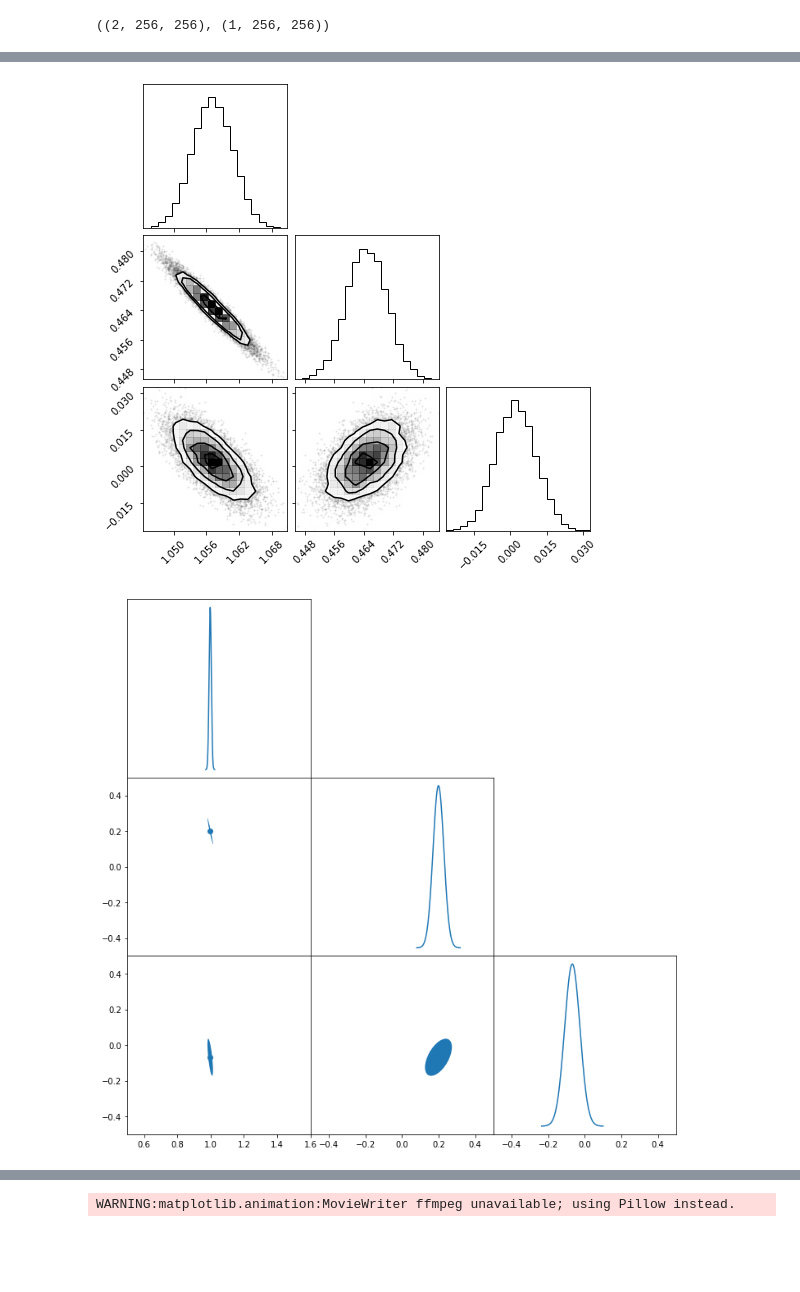
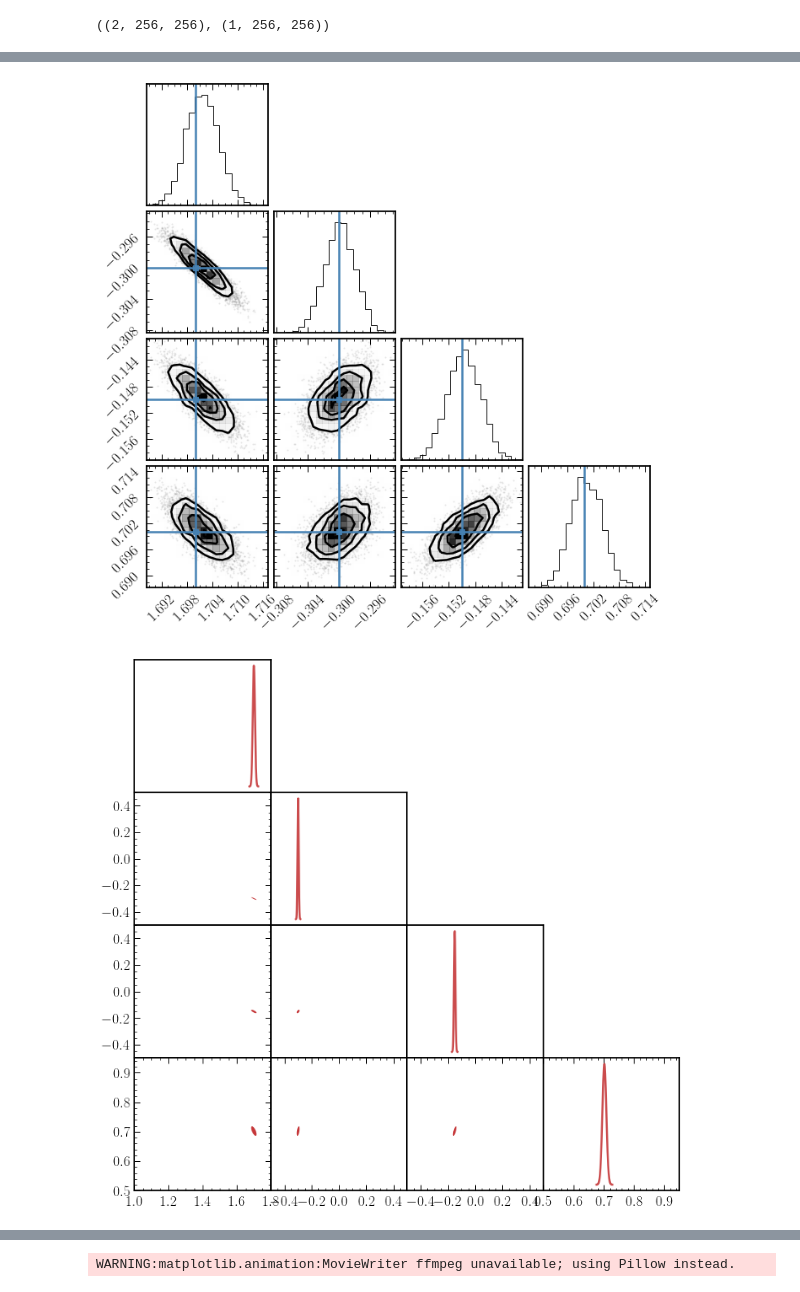
Before and after one commit to smsharma/lensing-neural-fields, a Jupyter notebook: notebooks/nerf_probabilistic_lens.ipynb, the cells around one changed output, grey strips where cells are left out. Cells and saved outputs as stored; diff of their text form; code cells hidden in the pictures; blank space fills up the shorter version.

```diff
--- a/notebooks/nerf_probabilistic_lens.ipynb
+++ b/notebooks/nerf_probabilistic_lens.ipynb
@@ -459,14 +398,14 @@ def train_step(state, batch, key, learning_rate_fn):
 
     return train_loss, train_psnr, new_state
 # %%
-learning_rate_init = 3e-4
-learning_rate_variational = 5e-4
+learning_rate_init = 1e-3
+# learning_rate_variational = 1e-3
 weight_decay = 1e-4
-momentum = 0.8
-optimizer_name = "adamw"
+momentum = 0.5
+optimizer_name = "adabelief"
 # %%
-train_epochs = 4000
-plot_every = 100
+train_epochs = 5000
+plot_every = 500
 # %%
 from flax.training.lr_schedule import create_cosine_learning_rate_schedule
 
@@ -492,7 +432,7 @@ model, params = initialize_model(key, (n_xy * n_xy, 2))
 
 # Define the Optimizer
 if optimizer_name == "adamw":
-    optimizer = optax.adamw(learning_rate=lr_schedule_variational, weight_decay=weight_decay)
+    optimizer = optax.adamw(learning_rate=lr_schedule, weight_decay=weight_decay)
 elif optimizer_name == "sgdm":
     optimizer = optax.sgd(learning_rate=lr_schedule, momentum=momentum, nesterov=True)
 elif optimizer_name == "adabelief":
@@ -500,11 +440,11 @@ elif optimizer_name == "adabelief":
 else:
     raise NotImplementedError
 
-optimizer_variational = optax.adamw(learning_rate=learning_rate_variational)
+# optimizer_variational = optax.adamw(learning_rate=lr_schedule_variational, weight_decay=weight_decay)
 
 # # Create the Training State
 label_fn = map_nested_fn(lambda k, _: "mlp" if k in ["w", "b"] else "var_params")
-tx = optax.multi_transform({'mlp': optimizer, 'var_params': optimizer_variational}, label_fn)
+tx = optax.multi_transform({'mlp': optimizer, 'var_params': optimizer}, label_fn)
 params = params.unfreeze()
 state = train_state.TrainState.create(apply_fn=model.apply, params=params, tx=tx)
 
@@ -568,13 +509,15 @@ array([1.0571277 , 0.46464393, 0.00227397], dtype=float32)
 # %%
 post_lens = dist.MultivariateNormal(loc=hist['loc_history'][-1], scale_tril=lct(hist['scale_tri_history'][-1]))
-# post_lens = dist.Normal(loc=hist['loc_history'][-1], scale=jnp.diag(lct(hist['scale_tri_history'][-1])))
-post_lens_samples = np.asarray(post_lens.sample(key=key, sample_shape=(10000,)))
+post_lens_samples = np.asarray(post_lens.sample(key=key, sample_shape=(5000,)))
 # %%
 import corner
 
-corner.corner(post_lens_samples, truths=[1.3, 0.3, -0.15]);
+corner.corner(post_lens_samples, truths=[hst_param_dict['theta_E'],
+                                         hst_param_dict['theta_x_0'],
+                                         hst_param_dict['theta_y_0'],
+                                         hst_param_dict['q']]);
 # %% [output]
-[figure, old version]
+[figure, new version]
 # %%
 from matplotlib.patches import Ellipse
 
@@ -659,18 +602,18 @@ def plot_fisher_all(mu, cov, lims):
 
     plt.show()
 # %%
-i = 3
+i = 4
 
 chol = lct(hist['scale_tri_history'][i])
 
 cov = np.dot(chol, chol.T)
 mu = hist['loc_history'][i]
 
-lims = [[0.5, -0.5, -0.5], [1.6, 0.5, 0.5]]
+lims = [[1., -0.5, -0.5, 0.5], [1.8, 0.5, 0.5, 0.95]]
 
 plot_fisher_all(mu, cov, lims)
 # %% [output]
-[figure, old version]
+[figure, new version]
 # %%
 hist["train_loss"][-1] / (n_xy * n_xy)
 # %% [output]
```
Also changed, not shown: parts of 44 cells of this notebook, 2 other files.
